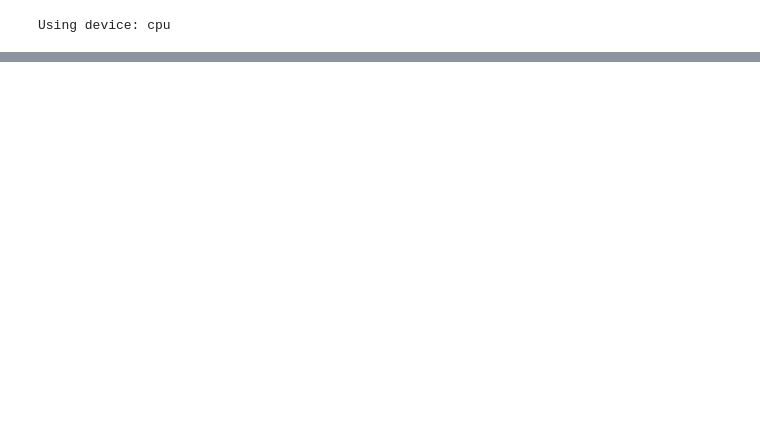
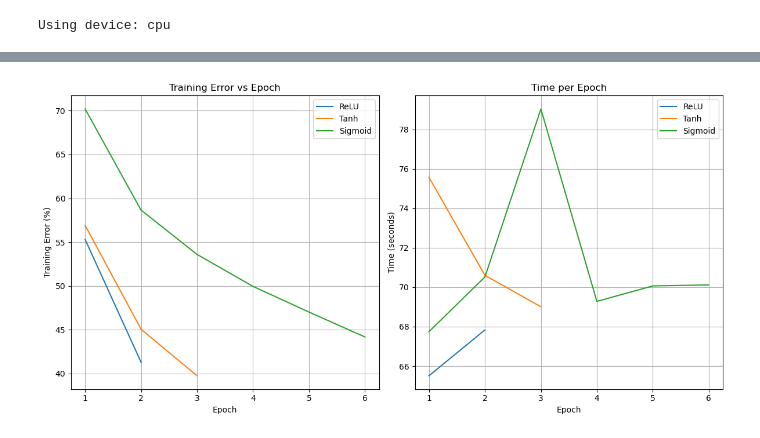
Before and after one commit to arunrimal/DeepLearning_CIFAR, a Jupyter notebook: Cifar_deepLearning.ipynb, the cells around one changed output, grey strips where cells are left out. Cells and saved outputs as stored; diff of their text form; code cells hidden in the pictures; blank space fills up the shorter version.

Commit message:
Model name change and other improvemnts

```diff
--- a/Cifar_deepLearning.ipynb
+++ b/Cifar_deepLearning.ipynb
@@ -11,11 +14,15 @@ import time
 # %%
-# Step 2: Data Preparation
 # Define transformations for the training set
 transform_train = transforms.Compose([
-    transforms.RandomCrop(32, padding=4),  # Random crop with padding
-    transforms.RandomHorizontalFlip(),     # Random horizontal flip
-    transforms.ToTensor(),                 # Convert to tensor
-    transforms.Normalize((0.4914, 0.4822, 0.4465), (0.2470, 0.2435, 0.2616))  # Normalize
+    transforms.Pad(2),                                   # Pad images by 4 pixels
+    transforms.RandomResizedCrop(32, scale=(0.8, 1.0)),  # Random crop and resize
+    transforms.RandomHorizontalFlip(),                   # Random horizontal flip
+    transforms.ColorJitter(brightness=0.2, contrast=0.2), # Adjust brightness and contrast
+    transforms.RandomRotation(15),                       # Random rotation by 15 degrees
+    transforms.ToTensor(),                               # Convert to tensor
+    transforms.Normalize((0.4914, 0.4822, 0.4465),       # Normalize with CIFAR-10 stats
+                       (0.2470, 0.2435, 0.2616)),
+    transforms.RandomErasing(p=0.5)                      # Random erasing
 ])
 
 # Download and load the CIFAR-10 dataset
@@ -28,8 +42,8 @@ Extracting ./data\cifar-10-python.tar.gz to ./data
 # %%
 # Step 3: Define the CNN architecture with customizable activation function
-class CIFAR10CNN(nn.Module):
+class CNN_CIFAR10(nn.Module):
     def __init__(self, activation_fn):
-        super(CIFAR10CNN, self).__init__()
+        super(CNN_CIFAR10, self).__init__()
 
         # Layer 1: Convolutional layer
         self.conv1 = nn.Conv2d(3, 32, kernel_size=3, padding=1)
@@ -80,0 +240,30 @@ Using device: cpu
+# %%
+# Step 6: Plot epoch times and training errors for all activation functions
+plt.figure(figsize=(12, 6))
+
+# Plot training error vs epoch
+plt.subplot(1, 2, 1)
+for activation_name, errors in epoch_errors.items():
+    plt.plot(range(1, len(errors) + 1), errors, label=activation_name)
+
+plt.xlabel('Epoch')
+plt.ylabel('Training Error (%)')
+plt.title('Training Error vs Epoch')
+plt.legend()
+plt.grid()
+
+# Plot time vs epoch
+plt.subplot(1, 2, 2)
+for activation_name, times in epoch_times.items():
+    plt.plot(range(1, len(times) + 1), times, label=activation_name)
+
+plt.xlabel('Epoch')
+plt.ylabel('Time (seconds)')
+plt.title('Time per Epoch')
+plt.legend()
+plt.grid()
+
+plt.tight_layout()
+plt.show()
+# %% [output]
+[figure, added]
```
Also changed, not shown: parts of 10 cells of this notebook.
